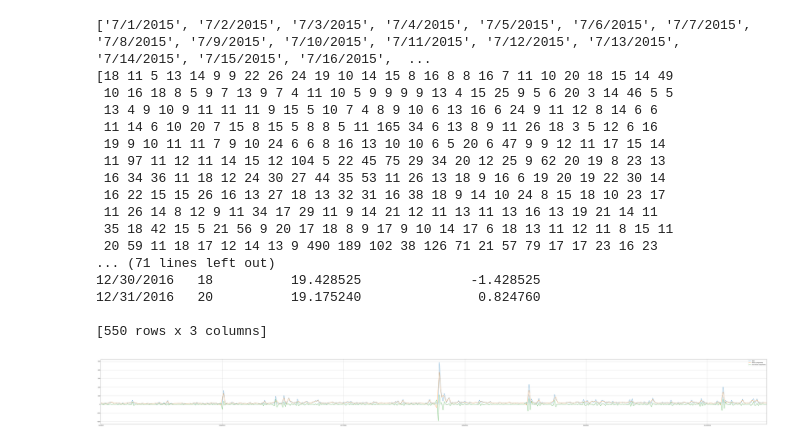
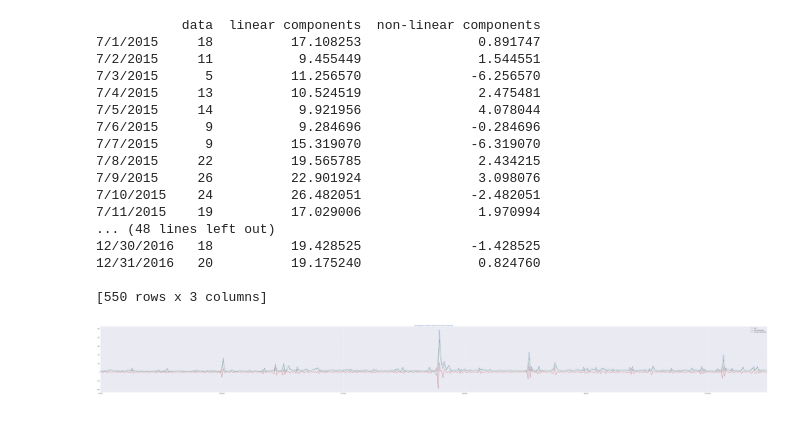
Before and after one commit to yogesh9d/Server-Load-Prediction, a Jupyter notebook: dwt.ipynb, the cells around one changed output. Drawn from its saved outputs; the diff is of its cells as text; code cells hidden in the pictures.

```diff
--- a/dwt.ipynb
+++ b/dwt.ipynb
@@ -7,46 +7,14 @@ import matplotlib.pyplot as plt
 from  matplotlib.pyplot import figure
 
 mydata = pd.read_csv("FinalData.csv")
-# mydata = mydata.T
+
 lst = mydata.iloc[0].to_numpy()
 lst = lst[1:]
-mydata = mydata.T
+
+mydata = mydata.T # transpose of the data frame
+
 ind = mydata.index.values.tolist()
 ind = ind[1:]
+
 # print (ind)
 # print (lst)
-
-(cA, cD) = pywt.dwt(lst, 'db2', 'smooth')
-A = pywt.idwt(cA, None, 'db2', 'smooth')
-D = pywt.idwt(None, cD, 'db2', 'smooth')
-# lst_rec = A + D #reconstruction of lst i.e data before decomposition
-
-d = {'data': lst, 'linear components': A, 'non-linear components': D}
-df = pd.DataFrame(d)
-# df.index = ind
-
-print (df)
-
-# figure(num=None, figsize=(100, 10), dpi=80, facecolor='w', edgecolor='k')
-
-df.plot(figsize=(100, 10), grid=True)
-plt.show()
-# %% [output]
-['7/1/2015', '7/2/2015', '7/3/2015', '7/4/2015', '7/5/2015', '7/6/2015', '7/7/2015', '7/8/2015', '7/9/2015', '7/10/2015', '7/11/2015', '7/12/2015', '7/13/2015', '7/14/2015', '7/15/2015', '7/16/2015',  ...
-[18 11 5 13 14 9 9 22 26 24 19 10 14 15 8 16 8 8 16 7 11 10 20 18 15 14 49
- 10 16 18 8 5 9 7 13 9 7 4 11 10 5 9 9 9 9 13 4 15 25 9 5 6 20 3 14 46 5 5
- 13 4 9 10 9 11 11 11 9 15 5 10 7 4 8 9 10 6 13 16 6 24 9 11 12 8 14 6 6
- 11 14 6 10 20 7 15 8 15 5 8 8 5 11 165 34 6 13 8 9 11 26 18 3 5 12 6 16
- 19 9 10 11 11 7 9 10 24 6 6 8 16 13 10 10 6 5 20 6 47 9 9 12 11 17 15 14
- 11 97 11 12 11 14 15 12 104 5 22 45 75 29 34 20 12 25 9 62 20 19 8 23 13
- 16 34 36 11 18 12 24 30 27 44 35 53 11 26 13 18 9 16 6 19 20 19 22 30 14
- 16 22 15 15 26 16 13 27 18 13 32 31 16 38 18 9 14 10 24 8 15 18 10 23 17
- 11 26 14 8 12 9 11 34 17 29 11 9 14 21 12 11 13 11 13 16 13 19 21 14 11
- 35 18 42 15 5 21 56 9 20 17 18 8 9 17 9 10 14 17 6 18 13 11 12 11 8 15 11
- 20 59 11 18 17 12 14 13 9 490 189 102 38 126 71 21 57 79 17 17 23 16 23
-... (71 lines left out)
-12/30/2016   18          19.428525              -1.428525
-12/31/2016   20          19.175240               0.824760
-
-[550 rows x 3 columns]
-[figure, removed]
@@ -67,0 +28,38 @@ def demo(sty):
+# %%
+d = {'data': lst, 'linear components': A, 'non-linear components': D} # constructing map with non-decomposed and decomposed data
+df = pd.DataFrame(d) # map -> data frame
+df.index = ind
+
+print (df)
+
+# figure(num=None, figsize=(100, 10), dpi=80, facecolor='w', edgecolor='k')
+
+pl = df.plot(figsize=(100, 10), grid=True)
+
+mpl.style.use('seaborn')
+pl.set_title('Decomposition of data into linear and non-linear components'.format('seaborn'), color='C0')
+
+# ax.plot(th, np.cos(th), 'C1', label='C1')
+# ax.plot(th, np.sin(th), 'C2', label='C2')
+pl.legend()
+
+plt.show()
+# %% [output]
+           data  linear components  non-linear components
+7/1/2015     18          17.108253               0.891747
+7/2/2015     11           9.455449               1.544551
+7/3/2015      5          11.256570              -6.256570
+7/4/2015     13          10.524519               2.475481
+7/5/2015     14           9.921956               4.078044
+7/6/2015      9           9.284696              -0.284696
+7/7/2015      9          15.319070              -6.319070
+7/8/2015     22          19.565785               2.434215
+7/9/2015     26          22.901924               3.098076
+7/10/2015    24          26.482051              -2.482051
+7/11/2015    19          17.029006               1.970994
+... (48 lines left out)
+12/30/2016   18          19.428525              -1.428525
+12/31/2016   20          19.175240               0.824760
+
+[550 rows x 3 columns]
+[figure, added]
```
Also changed, not shown: parts of 2 cells of this notebook.
